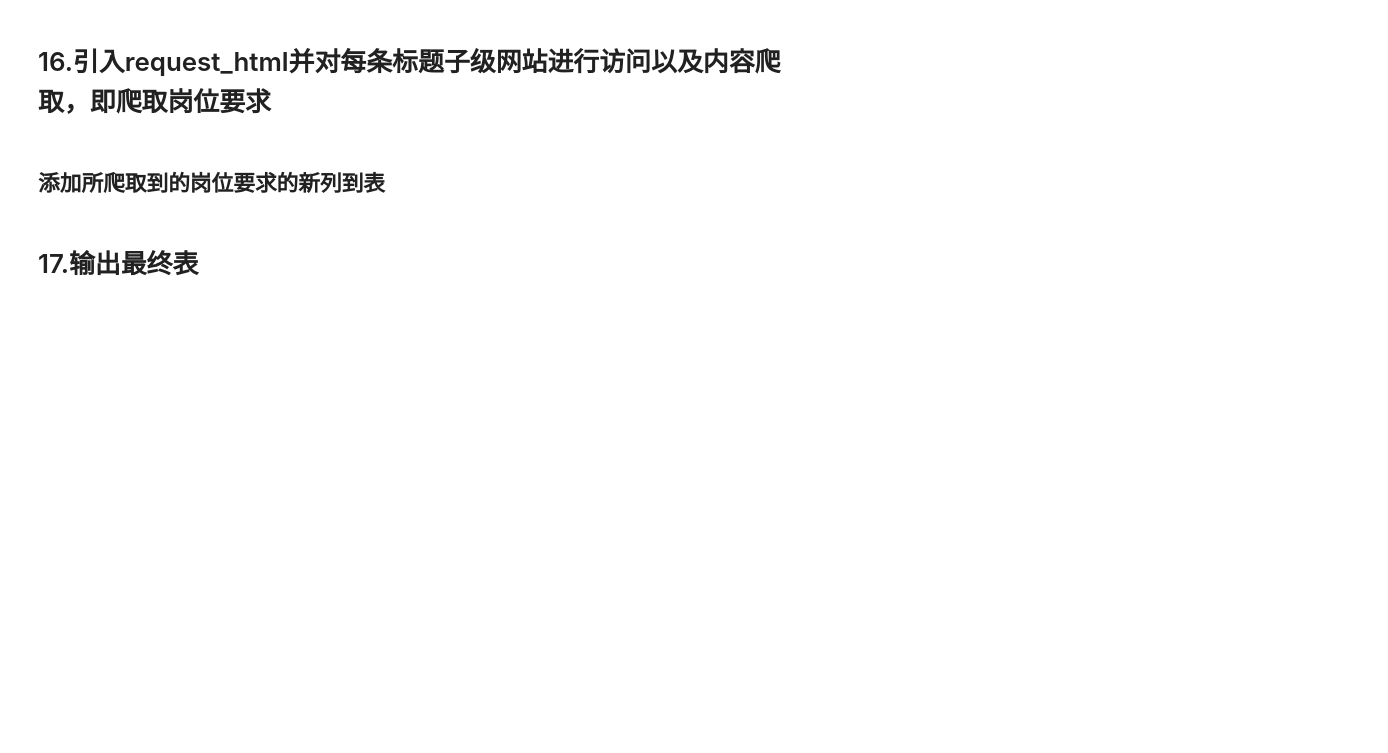
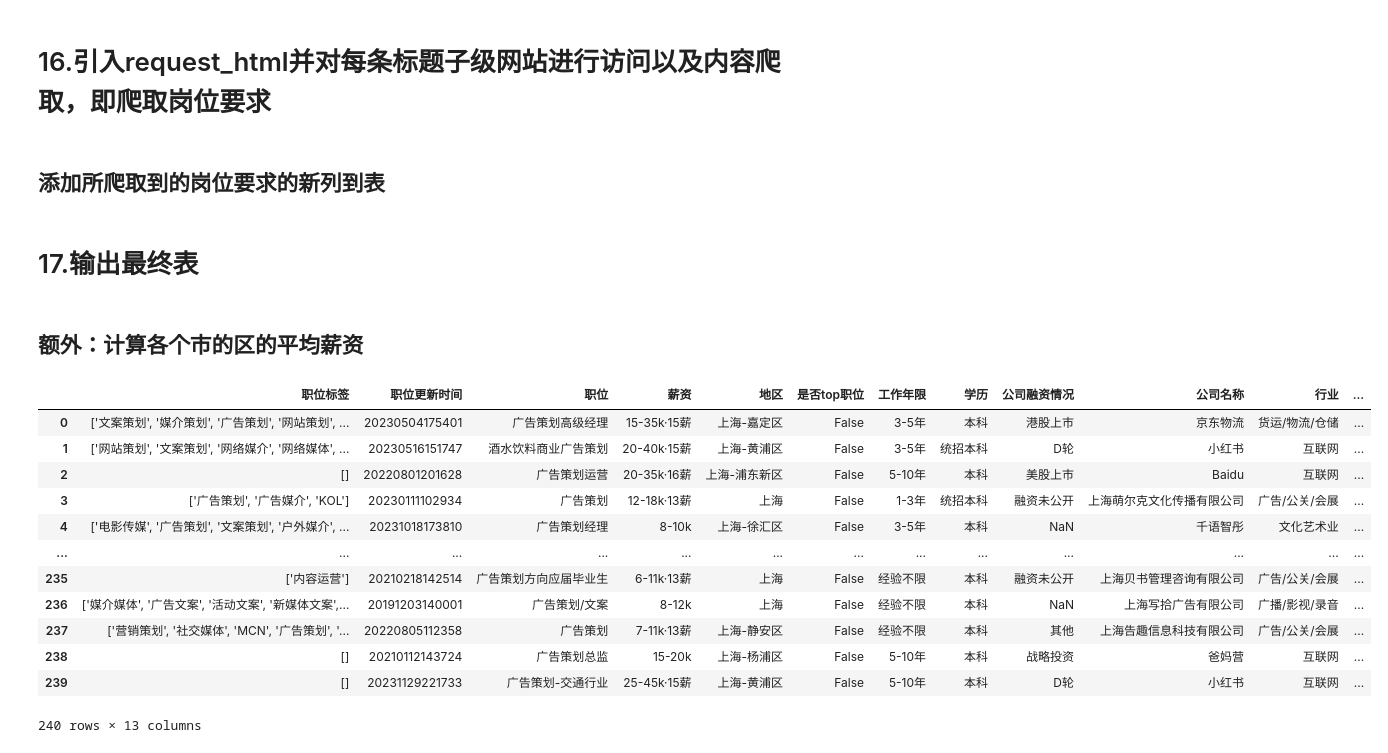
Before and after one commit to ACE-wil/Web_crawler, a Jupyter notebook: 期中测试/猎聘期中测试.ipynb, the cells around one changed output. Cells and saved outputs as stored; diff of their text form; code cells hidden in the pictures; blank space fills up the shorter version.

```diff
--- a/期中测试/猎聘期中测试.ipynb
+++ b/期中测试/猎聘期中测试.ipynb
@@ -320,3 +320,22 @@ df_PM_gz['技能要求'] = 技能要求
 # 17.输出最终表
 # %%
 df_PM_gz.to_excel( cities+'_'+key +'_liepin_'+output_time+'.xlsx')
+# %% [markdown]
+## 额外：计算各个市的区的平均薪资
+# %%
+非薪资面议 = df_PM_gz [ ~df_PM_gz['薪资'].str.contains("面议|元/天")]
+非薪资面议
+# %% [output]
+|  | 职位标签 | 职位更新时间 | 职位 | 薪资 | 地区 | 是否top职位 | 工作年限 | 学历 | 公司融资情况 | 公司名称 | 行业 | ... |
+| 0 | ['文案策划', '媒介策划', '广告策划', '网站策划', ... | 20230504175401 | 广告策划高级经理 | 15-35k·15薪 | 上海-嘉定区 | False | 3-5年 | 本科 | 港股上市 | 京东物流 | 货运/物流/仓储 | ... |
+| 1 | ['网站策划', '文案策划', '网络媒介', '网络媒体', ... | 20230516151747 | 酒水饮料商业广告策划 | 20-40k·15薪 | 上海-黄浦区 | False | 3-5年 | 统招本科 | D轮 | 小红书 | 互联网 | ... |
+| 2 | [] | 20220801201628 | 广告策划运营 | 20-35k·16薪 | 上海-浦东新区 | False | 5-10年 | 本科 | 美股上市 | Baidu | 互联网 | ... |
+| 3 | ['广告策划', '广告媒介', 'KOL'] | 20230111102934 | 广告策划 | 12-18k·13薪 | 上海 | False | 1-3年 | 统招本科 | 融资未公开 | 上海萌尔克文化传播有限公司 | 广告/公关/会展 | ... |
+| 4 | ['电影传媒', '广告策划', '文案策划', '户外媒介', ... | 20231018173810 | 广告策划经理 | 8-10k | 上海-徐汇区 | False | 3-5年 | 本科 | NaN | 千语智彤 | 文化艺术业 | ... |
+| ... | ... | ... | ... | ... | ... | ... | ... | ... | ... | ... | ... | ... |
+| 235 | ['内容运营'] | 20210218142514 | 广告策划方向应届毕业生 | 6-11k·13薪 | 上海 | False | 经验不限 | 本科 | 融资未公开 | 上海贝书管理咨询有限公司 | 广告/公关/会展 | ... |
+| 236 | ['媒介媒体', '广告文案', '活动文案', '新媒体文案',... | 20191203140001 | 广告策划/文案 | 8-12k | 上海 | False | 经验不限 | 本科 | NaN | 上海写拾广告有限公司 | 广播/影视/录音 | ... |
+| 237 | ['营销策划', '社交媒体', 'MCN', '广告策划', '... | 20220805112358 | 广告策划 | 7-11k·13薪 | 上海-静安区 | False | 经验不限 | 本科 | 其他 | 上海告趣信息科技有限公司 | 广告/公关/会展 | ... |
+| 238 | [] | 20210112143724 | 广告策划总监 | 15-20k | 上海-杨浦区 | False | 5-10年 | 本科 | 战略投资 | 爸妈营 | 互联网 | ... |
+| 239 | [] | 20231129221733 | 广告策划-交通行业 | 25-45k·15薪 | 上海-黄浦区 | False | 5-10年 | 本科 | D轮 | 小红书 | 互联网 | ... |
+240 rows × 13 columns
```
Also changed, not shown: parts of 8 cells of this notebook, 2 other files.
